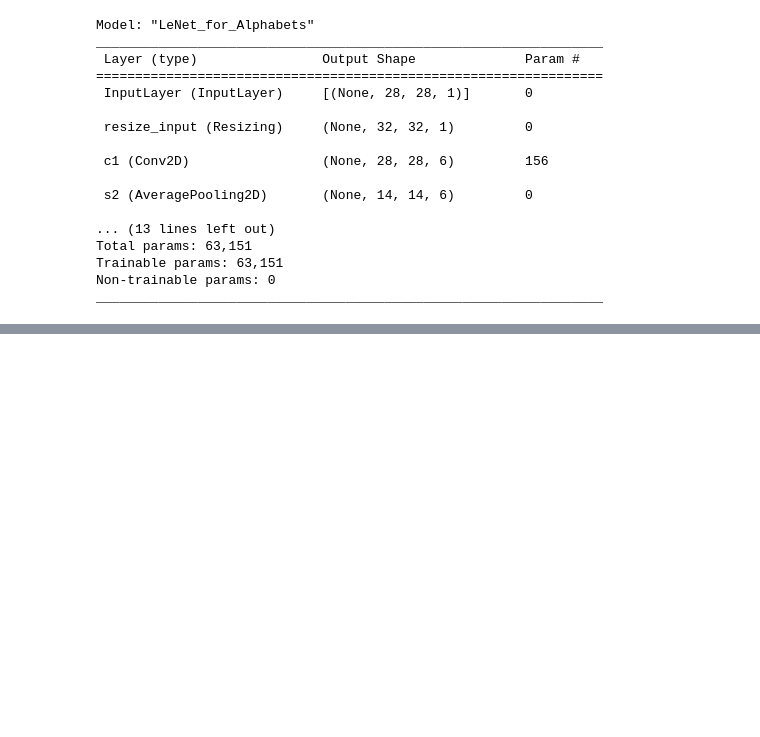
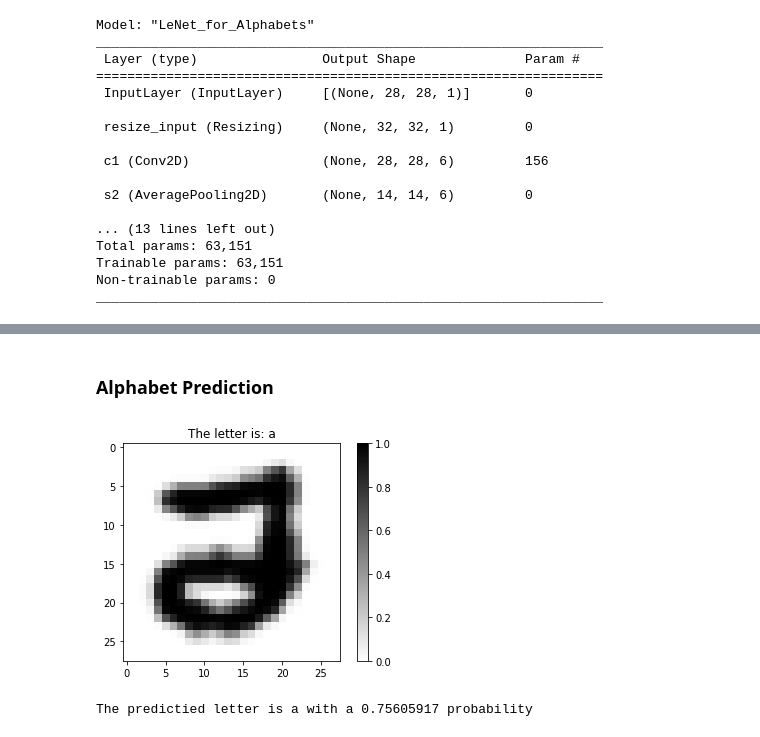
Before and after one commit to eliasezar27/LeNet5_implementation, a Jupyter notebook: ELEC3_Implementation_v2.ipynb, the cells around one changed output, grey strips where cells are left out. Cells and saved outputs as stored; diff of their text form; code cells hidden in the pictures; blank space fills up the shorter version.

```diff
--- a/ELEC3_Implementation_v2.ipynb
+++ b/ELEC3_Implementation_v2.ipynb
@@ -530,0 +491,15 @@ _________________________________________________________________
+# %% [markdown]
+### Alphabet Prediction
+# %%
+import string
+
+# Show alphabet image with true label in the title that returns a random image from the show_data function
+test_img = show_data(test_x_letters, test_y_letters, False)
+test_img = np.expand_dims(test_img, axis=0)
+
+# Show predicted class of the random image
+pred_arr = new_model.predict(test_img)
+print('\n\nThe predictied letter is', string.ascii_lowercase[pred_arr.argmax()-1], 'with a', pred_arr.max(), 'probability')
+# %% [output]
+[figure, added]
+The predictied letter is a with a 0.75605917 probability
```
Also changed, not shown: parts of 38 cells of this notebook.
